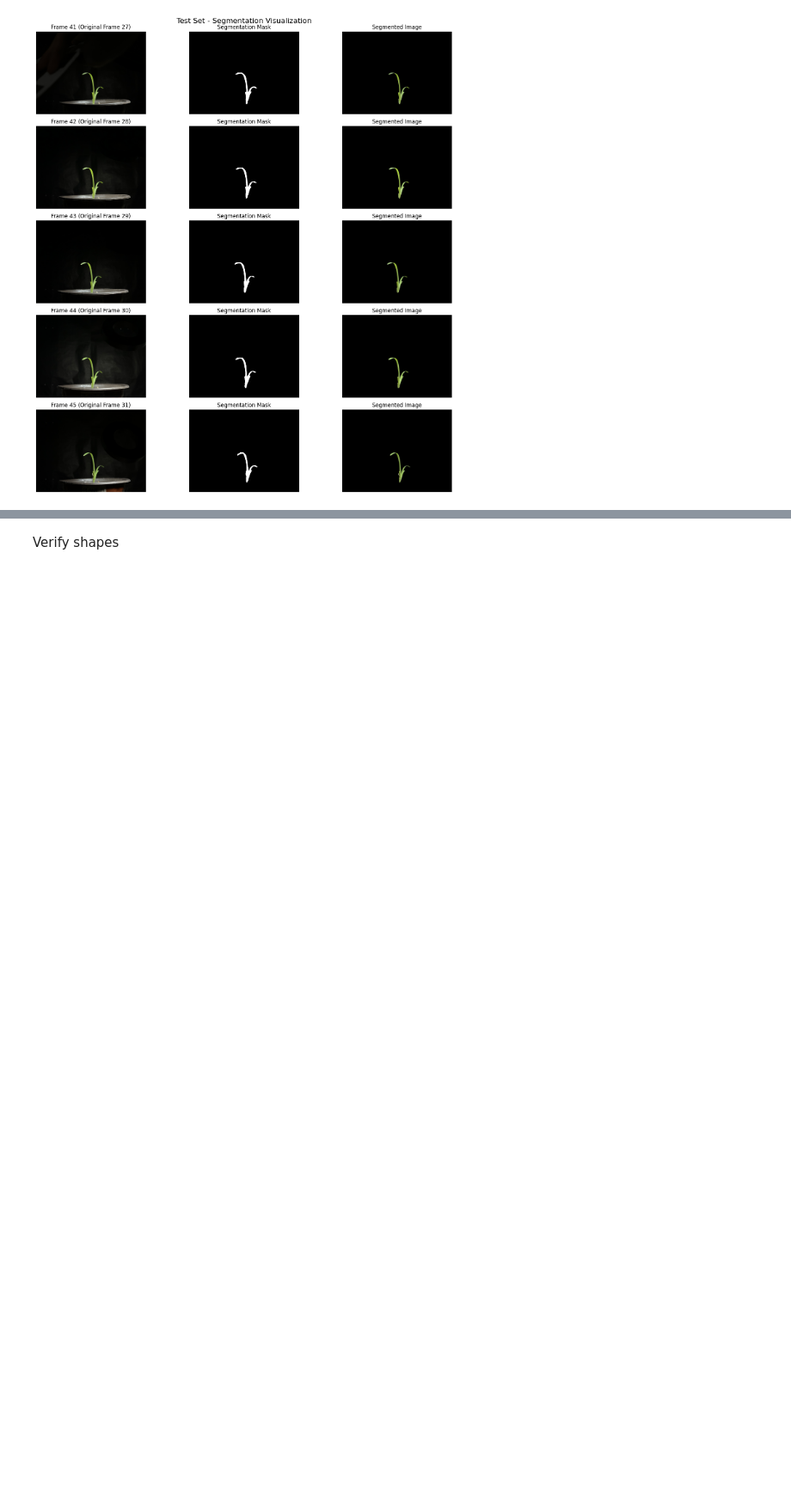
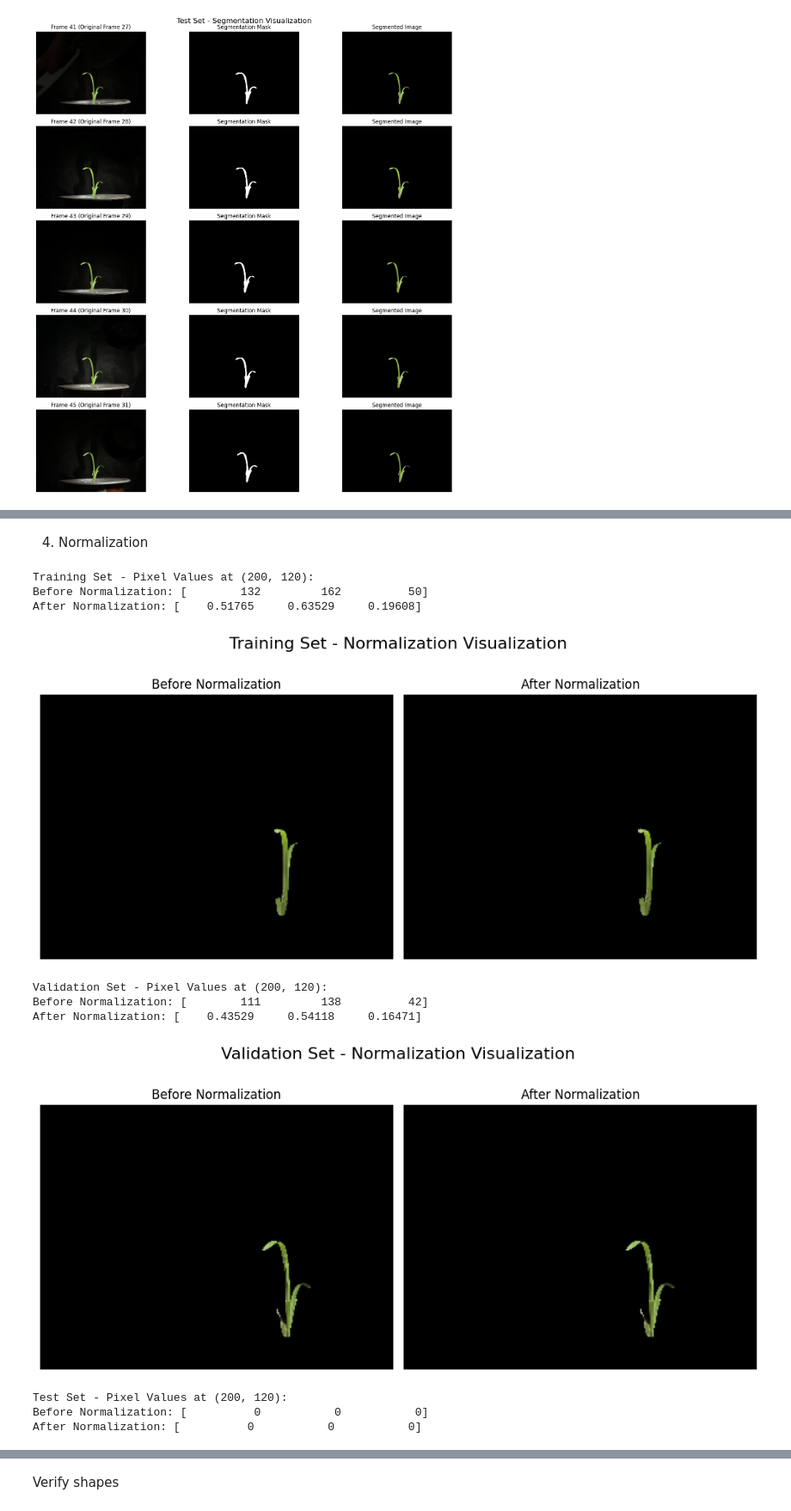
Before and after one commit to ivanintelligence/research-investigating-deep-learning-for-predicting-plant-growth-structures, a Jupyter notebook: research-investigating-deep-learning-for-predicting-plant-growth-structures.ipynb, the cells around one changed output, grey strips where cells are left out. Shown at 86% size. Cells and saved outputs as stored; diff of their text form; code cells hidden in the pictures; blank space fills up the shorter version.

Commit message:
Iteration 1 - Train 1 (Untrained)
Working until visualizing normalization.

```diff
--- a/research-investigating-deep-learning-for-predicting-plant-growth-structures.ipynb
+++ b/research-investigating-deep-learning-for-predicting-plant-growth-structures.ipynb
@@ -365,3 +481,38 @@ def visualize_segmentation(sequence_paths, set_name):
+# %%
+def visualize_normalization(sequence_paths, set_name):
+    # Get the last frame from the sequence
+    frame_path = sequence_paths[-1]
+
+    # Preprocess the image to get both before and after normalization images
+    img_before_norm, img_after_norm = preprocess_image_with_intermediate(frame_path)
+
+    # Get pixel values at a specific position
+    pixel_position = (200, 120)  # Top-left corner
+    pixel_values_before = img_before_norm[pixel_position[1], pixel_position[0]]
+    pixel_values_after = img_after_norm[pixel_position[1], pixel_position[0]]
+
+    print(f"\n{set_name} Set - Pixel Values at {pixel_position}:")
+    print(f"Before Normalization: {pixel_values_before}")
+    print(f"After Normalization: {pixel_values_after}")
+
+    # Visualize the images
+    plt.figure(figsize=(10, 5))
+
+    # Before normalization
+    plt.subplot(1, 2, 1)
+    plt.imshow(img_before_norm.astype(np.uint8))
+    plt.title('Before Normalization')
+    plt.axis('off')
+
+    # After normalization
+    plt.subplot(1, 2, 2)
+    plt.imshow(img_after_norm)
+    plt.title('After Normalization')
+    plt.axis('off')
+
+    plt.suptitle(f'{set_name} Set - Normalization Visualization', fontsize=16)
+    plt.tight_layout()
+    plt.show()
 # %% [markdown]
 # Import dataset
 # %% [markdown]
@@ -585,0 +752,23 @@ Resizing mask from (608, 800) to (3024, 4032)
+# %% [markdown]
+4. Normalization
+# %%
+# Visualize normalization for the training set
+visualize_normalization(train_sequence, 'Training')
+
+# Visualize normalization for the validation set
+visualize_normalization(val_sequence, 'Validation')
+
+# Visualize normalization for the test set
+visualize_normalization(test_sequence, 'Test')
+# %% [output]
+Training Set - Pixel Values at (200, 120):
+Before Normalization: [        132         162          50]
+After Normalization: [    0.51765     0.63529     0.19608]
+[figure, added]
+Validation Set - Pixel Values at (200, 120):
+Before Normalization: [        111         138          42]
+After Normalization: [    0.43529     0.54118     0.16471]
+[figure, added]
+Test Set - Pixel Values at (200, 120):
+Before Normalization: [          0           0           0]
+After Normalization: [          0           0           0]
```
Also changed, not shown: parts of 6 cells of this notebook.
